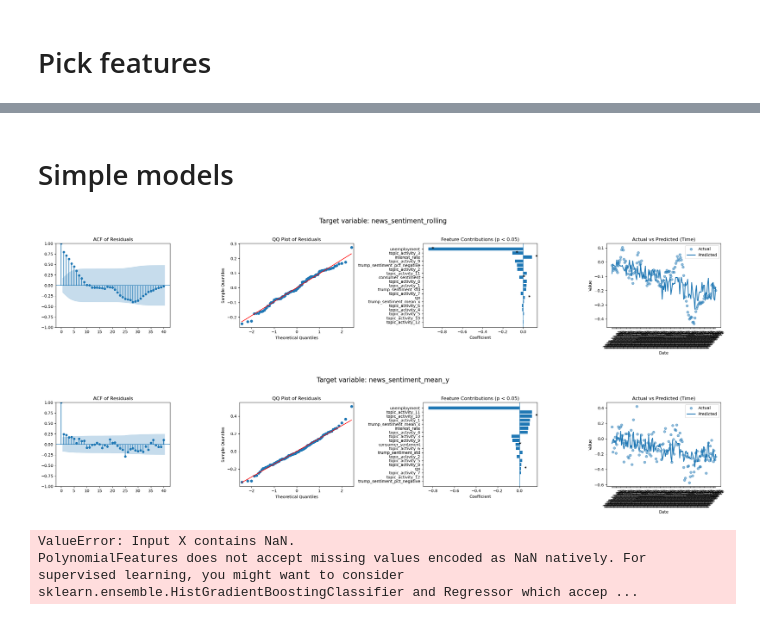
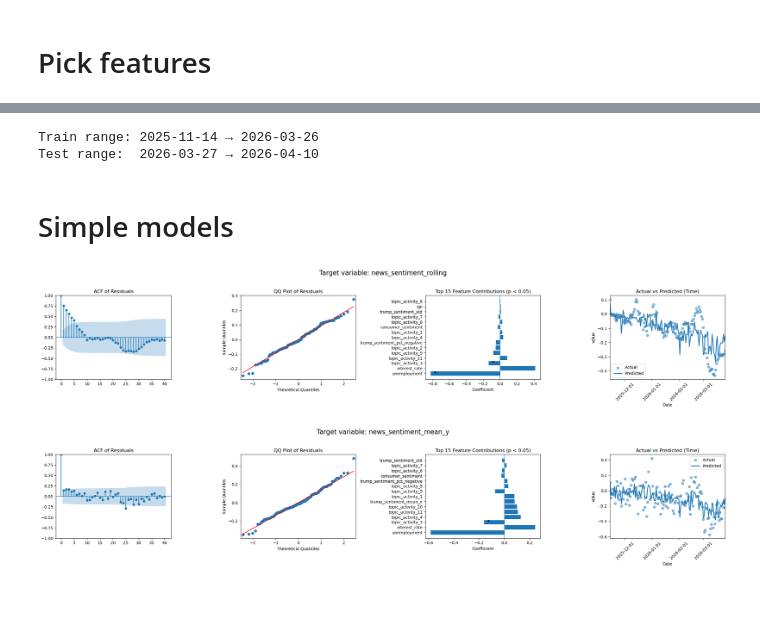
Before and after one commit to Husted42/advanced_business_analytics, a Jupyter notebook: joined_features/anlaysis.ipynb, the cells around one changed output, grey strips where cells are left out. Cells and saved outputs as stored; diff of their text form; code cells hidden in the pictures.

```diff
--- a/joined_features/anlaysis.ipynb
+++ b/joined_features/anlaysis.ipynb
@@ -99,3 +112,9 @@ predictors = [
+# %%
+print("Train range:", train_df["date"].min(), "→", train_df["date"].max())
+print("Test range: ", test_df["date"].min(), "→", test_df["date"].max())
+# %% [output]
+Train range: 2025-11-14 → 2026-03-26
+Test range:  2026-03-27 → 2026-04-10
 # %% [markdown]
 # Simple models
 # %%
@@ -165,10 +223,14 @@ def diagnose_model(model, time_data, alpha=0.05, lags=40, title=None):
     axes[1].set_title("QQ Plot of Residuals")
 
     # 3. Feature contributions
-    axes[2].barh(coef_sorted.index, coef_sorted.values)
+    top_n = 15
+    coef_top = coef_sorted.reindex(coef_sorted.abs().sort_values(ascending=False).head(top_n).index)
+    significant_top = significant_sorted.loc[coef_top.index]
 
-    for i, (feature, value) in enumerate(coef_sorted.items()):
-        if significant_sorted.loc[feature]:
+    axes[2].barh(coef_top.index, coef_top.values)
+
+    for i, (feature, value) in enumerate(coef_top.items()):
+        if significant_top.loc[feature]:
             axes[2].text(
                 value,
                 i,
@@ -179,26 +241,42 @@ def diagnose_model(model, time_data, alpha=0.05, lags=40, title=None):
             )
 
     axes[2].axvline(0, linewidth=1)
-    axes[2].set_title(f"Feature Contributions (p < {alpha})")
+    axes[2].set_title(f"Top {top_n} Feature Contributions (p < {alpha})")
     axes[2].set_xlabel("Coefficient")
 
-    # --- predictions ---
-    y_true = model.model.endog
-    y_pred = model.fittedvalues
+    # 4. Actual vs Predicted over time
+    y_true = pd.Series(model.model.endog)
+    y_pred = pd.Series(model.fittedvalues)
 
-    # align time index
+    # force real datetimes
+    time_data = pd.to_datetime(time_data, errors="coerce")
+
+    # align lengths after OLS dropped missing rows
     valid_idx = model.model.data.row_labels
     time_data = time_data.loc[valid_idx]
 
-    # 4. Actual vs Predicted over time
+    # remove any bad dates
+    mask = time_data.notna()
+    time_data = time_data[mask]
+    y_true = y_true[mask.to_numpy()]
+    y_pred = y_pred[mask.to_numpy()]
+
     axes[3].scatter(time_data, y_true, alpha=0.5, label="Actual")
     axes[3].plot(time_data, y_pred, linewidth=2, label="Predicted")
+
+    axes[3].set_xlim(time_data.min(), time_data.max())
+
+    locator = mdates.AutoDateLocator(minticks=4, maxticks=8)
+    formatter = mdates.DateFormatter("%Y-%m-%d")
+
+    axes[3].xaxis.set_major_locator(locator)
+    axes[3].xaxis.set_major_formatter(formatter)
 
     axes[3].set_title("Actual vs Predicted (Time)")
     axes[3].set_xlabel("Date")
     axes[3].set_ylabel("Value")
     axes[3].legend()
-    axes[3].tick_params(axis='x', rotation=45)
+    axes[3].tick_params(axis="x", rotation=45)
 
     # --- global title ---
     if title is not None:
@@ -208,15 +286,8 @@ def diagnose_model(model, time_data, alpha=0.05, lags=40, title=None):
     plt.show()
 # %%
 for i in range(len(predictors)):
-    model = train_model_ols(df, features, predictors[i])
+    model = train_model_ols(train_df, features, predictors[i])
     diagnose_model(model, time_data=df["date"], title=("Target variable: " + predictors[i]))
 # %% [output]
-[figure, old version]
+[figure, new version]
-[figure, old version]
+[figure, new version]
-# %%
-for i in range(len(predictors)):
-    model = train_model_ols_second_order(df, features, predictors[i])
-    diagnose_model(model, time_data=df["date"], title=("Target variable: " + predictors[i]))
-# %% [output]
-ValueError: Input X contains NaN.
-PolynomialFeatures does not accept missing values encoded as NaN natively. For supervised learning, you might want to consider sklearn.ensemble.HistGradientBoostingClassifier and Regressor which accep ...
```
Also changed, not shown: parts of 7 cells of this notebook, 3 other files.
